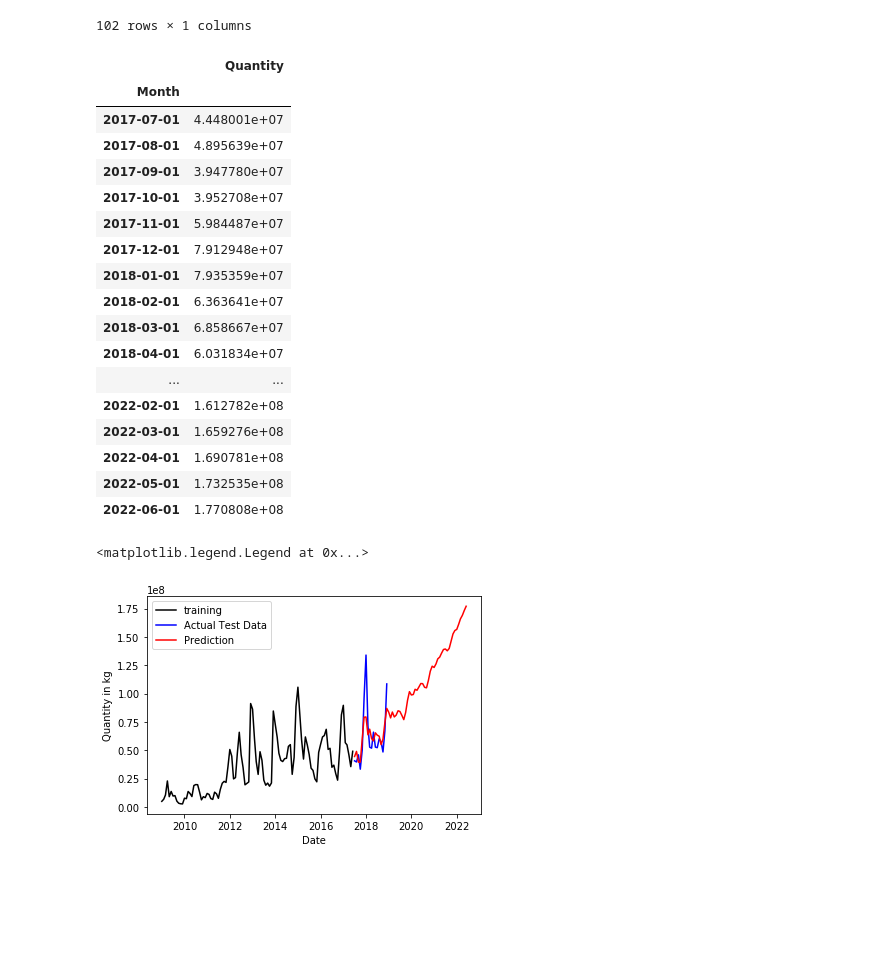
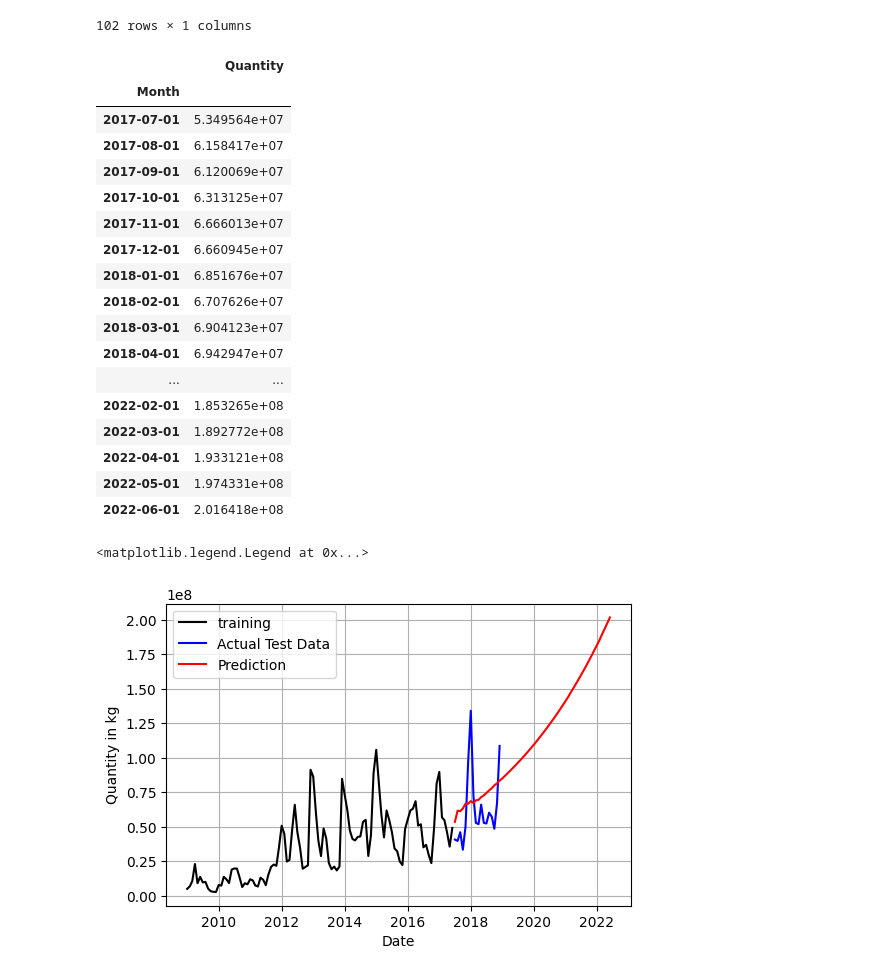
Before and after one commit to Nabinhyan/7th_project, a Jupyter notebook: prac/Untitled1.ipynb, the cells around one changed output. Drawn from its saved outputs; the diff is of its cells as text; code cells hidden in the pictures; blank space fills up the shorter version.

Commit message:
add model

```diff
--- a/prac/Untitled1.ipynb
+++ b/prac/Untitled1.ipynb
@@ -281,7 +172,7 @@ plt.tight_layout()
 [figure]
 # %%
 from statsmodels.tsa.arima_model import ARIMA
-model = ARIMA(training_data_logscale,order=(12,1,2))
+model = ARIMA(training_data_logscale,order=(7,1,2))
 results_ar = model.fit(disp=-1)
 results_ar.fittedvalues
 plt.plot(datasetlogdiffshifting)
@@ -482,30 +369,31 @@ predicted_data
 # %% [output]
 |  | Quantity |
 | Month |  |
-| 2017-07-01 | 4.448001e+07 |
-| 2017-08-01 | 4.895639e+07 |
-| 2017-09-01 | 3.947780e+07 |
-| 2017-10-01 | 3.952708e+07 |
-| 2017-11-01 | 5.984487e+07 |
-| 2017-12-01 | 7.912948e+07 |
-| 2018-01-01 | 7.935359e+07 |
-| 2018-02-01 | 6.363641e+07 |
-| 2018-03-01 | 6.858667e+07 |
-| 2018-04-01 | 6.031834e+07 |
+| 2017-07-01 | 5.349564e+07 |
+| 2017-08-01 | 6.158417e+07 |
+| 2017-09-01 | 6.120069e+07 |
+| 2017-10-01 | 6.313125e+07 |
+| 2017-11-01 | 6.666013e+07 |
+| 2017-12-01 | 6.660945e+07 |
+| 2018-01-01 | 6.851676e+07 |
+| 2018-02-01 | 6.707626e+07 |
+| 2018-03-01 | 6.904123e+07 |
+| 2018-04-01 | 6.942947e+07 |
 | ... | ... |
-| 2022-02-01 | 1.612782e+08 |
-| 2022-03-01 | 1.659276e+08 |
-| 2022-04-01 | 1.690781e+08 |
-| 2022-05-01 | 1.732535e+08 |
-| 2022-06-01 | 1.770808e+08 |
+| 2022-02-01 | 1.853265e+08 |
+| 2022-03-01 | 1.892772e+08 |
+| 2022-04-01 | 1.933121e+08 |
+| 2022-05-01 | 1.974331e+08 |
+| 2022-06-01 | 2.016418e+08 |
 # %%
-# plt.figure(figsize=(7,5), dpi=100)
+plt.figure(figsize=(6,4), dpi=100)
 plt.xlabel("Date")
 plt.ylabel("Quantity in kg")
 plt.plot(original_data_plot,color = 'black', label='training')
 plt.plot(test_data, color = 'blue', label='Actual Test Data')
 plt.plot(predicted_data, color = 'red',label='Prediction')
+plt.grid()
 plt.legend(loc='best')
 # %% [output]
 <matplotlib.legend.Legend at 0x...>
-[figure, old version]
+[figure, new version]
```
Also changed, not shown: parts of 24 cells of this notebook.
